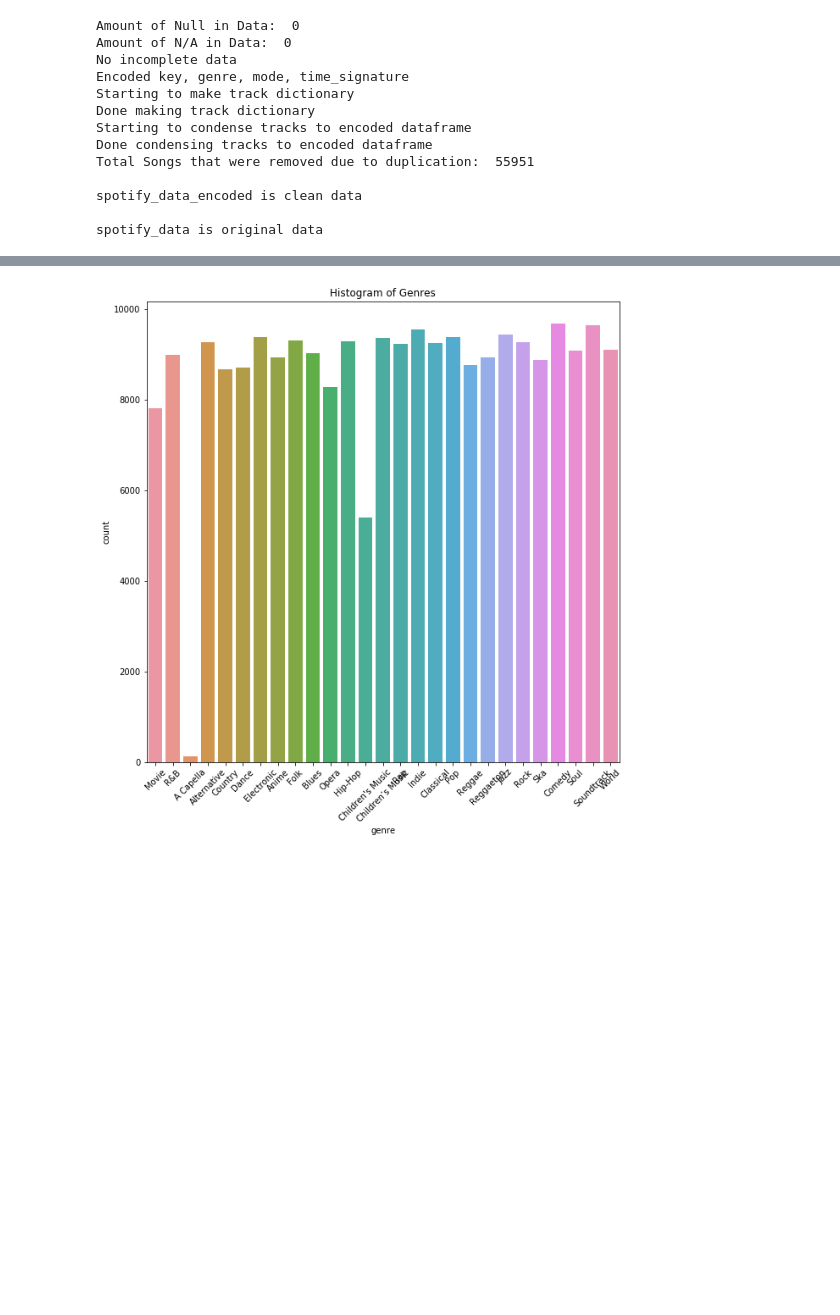
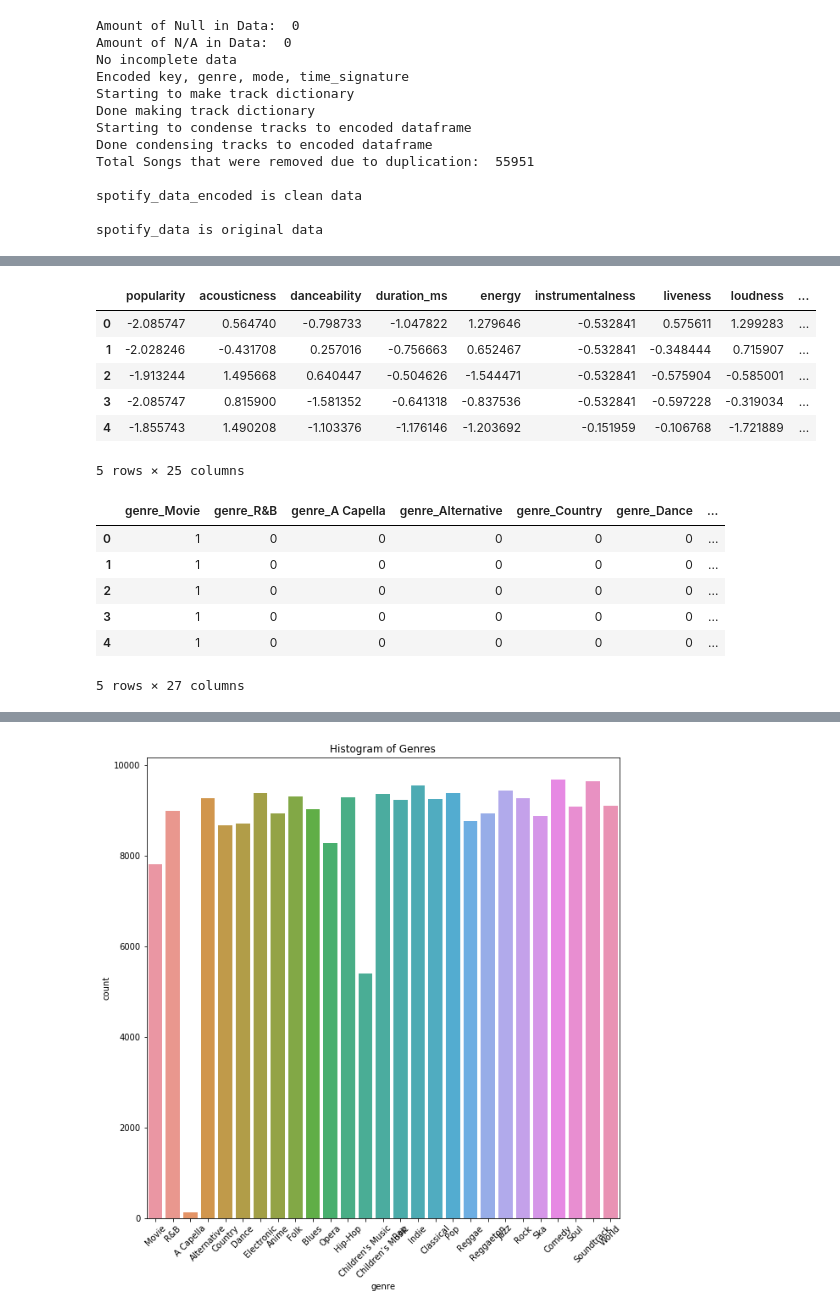
Before and after one commit to iarhbahsir/spotify-genre, a Jupyter notebook: DataCleaning.ipynb, the cells around one changed output, grey strips where cells are left out. Drawn from its saved outputs; the diff is of its cells as text; code cells hidden in the pictures; blank space fills up the shorter version.

Commit message:
Added Standard Scaler

```diff
--- a/DataCleaning.ipynb
+++ b/DataCleaning.ipynb
@@ -138,6 +138,8 @@ print("Done condensing tracks to encoded dataframe")
 print("Total Songs that were removed due to duplication: ", (spotify_data.shape[0] - spotify_data_encoded.shape[0]))
 spotify_data_encoded.drop(['track_name'],axis=1, inplace=True)
 spotify_data_encoded.drop(['track_id'],axis=1, inplace=True)
+spotify_data_encoded.drop(['artist_name'],axis=1, inplace=True)
+
 
 
 """
@@ -200,3 +184,32 @@ display(spotify_data_encoded.query('artist_name == "' + artist_name + '"' ))
+# %%
+#Standardizing the features
+from sklearn.preprocessing import StandardScaler
+scaler = StandardScaler()
+
+spotify_features = spotify_data_encoded.drop(genre_column_list,axis=1)
+spotify_target = spotify_data_encoded[genre_column_list]
+
+scaler.fit(spotify_features)
+spotify_data_scaler = scaler.transform(spotify_features)
+spotify_data_scaler = pd.DataFrame(spotify_data_scaler, index=spotify_features.index, columns=spotify_features.columns)
+
+display(spotify_data_scaler.head())
+display(spotify_target.head())
+# %% [output]
+|  | popularity | acousticness | danceability | duration_ms | energy | instrumentalness | liveness | loudness | ... |
+| 0 | -2.085747 | 0.564740 | -0.798733 | -1.047822 | 1.279646 | -0.532841 | 0.575611 | 1.299283 | ... |
+| 1 | -2.028246 | -0.431708 | 0.257016 | -0.756663 | 0.652467 | -0.532841 | -0.348444 | 0.715907 | ... |
+| 2 | -1.913244 | 1.495668 | 0.640447 | -0.504626 | -1.544471 | -0.532841 | -0.575904 | -0.585001 | ... |
+| 3 | -2.085747 | 0.815900 | -1.581352 | -0.641318 | -0.837536 | -0.532841 | -0.597228 | -0.319034 | ... |
+| 4 | -1.855743 | 1.490208 | -1.103376 | -1.176146 | -1.203692 | -0.151959 | -0.106768 | -1.721889 | ... |
+5 rows × 25 columns
+|  | genre_Movie | genre_R&B | genre_A Capella | genre_Alternative | genre_Country | genre_Dance | ... |
+| 0 | 1 | 0 | 0 | 0 | 0 | 0 | ... |
+| 1 | 1 | 0 | 0 | 0 | 0 | 0 | ... |
+| 2 | 1 | 0 | 0 | 0 | 0 | 0 | ... |
+| 3 | 1 | 0 | 0 | 0 | 0 | 0 | ... |
+| 4 | 1 | 0 | 0 | 0 | 0 | 0 | ... |
+5 rows × 27 columns
 # %%
 import seaborn as sn
 import matplotlib.pyplot as plt
```
Also changed, not shown: parts of 6 cells of this notebook, 1 other file.
